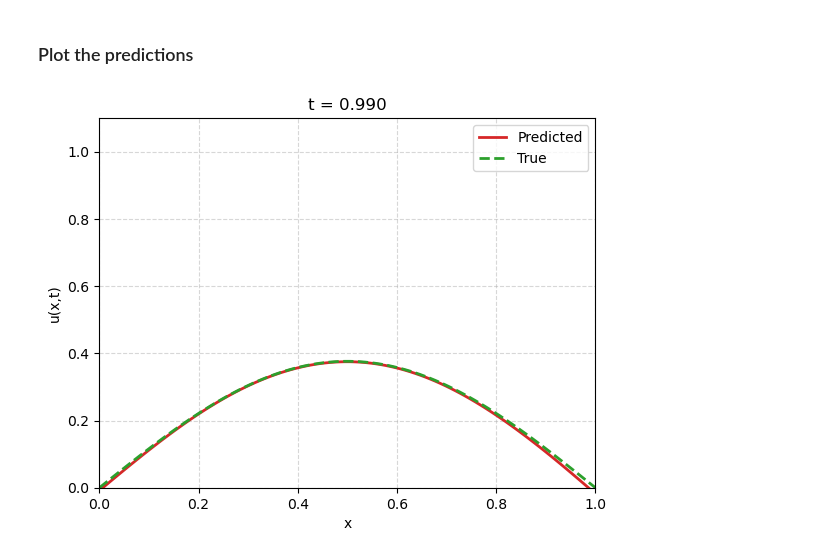
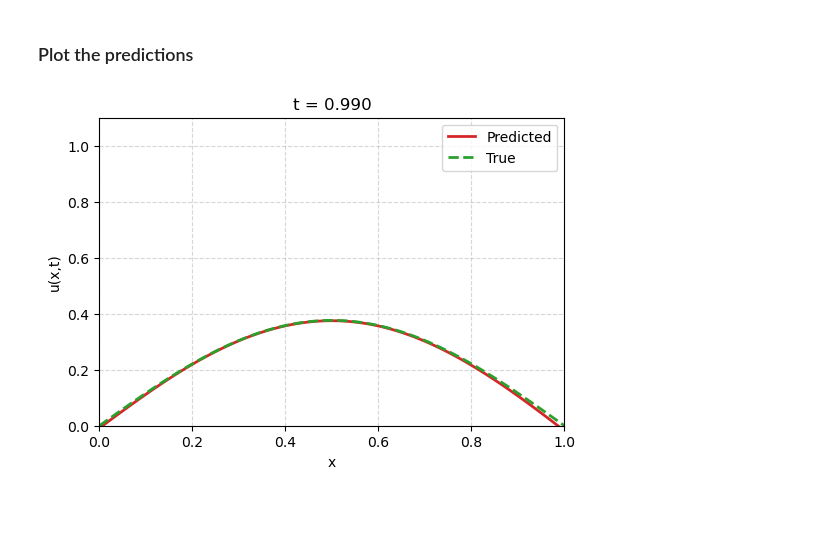
Before and after one commit to daspushpita/heat_ml, a Jupyter notebook: notebooks/pinn_continuous.ipynb, the cells around one changed output. Cells and saved outputs as stored; diff of their text form; code cells hidden in the pictures; blank space fills up the shorter version.

Commit message:
Adding the plots

```diff
--- a/notebooks/pinn_continuous.ipynb
+++ b/notebooks/pinn_continuous.ipynb
@@ -77,37 +77,37 @@ for i, file in enumerate(files[1:]):
 true_solutions = np.array(true_solutions)
 
 # Prepare figure
-fig, ax = plt.subplots(figsize=(6,5))
+fig, ax = plt.subplots(figsize=(6,4))
 line_pred, = ax.plot([], [], lw=2, color='tab:red', label='Predicted')
 line_true, = ax.plot([], [], lw=2, color='tab:green', linestyle='--', label='True')
 ax.set_xlim(x.min(), x.max())
 ax.set_ylim(0, 1.1)
 ax.set_xlabel("x")
 ax.set_ylabel("u(x,t)")
 title = ax.set_title("")
 ax.grid(linestyle='--', alpha=0.5)
 ax.legend()
 
 # Update function
 def update(frame):
     t_val = time_array[frame]
     t_input = np.full_like(x, fill_value=t_val)
 
     u_pred = model_ini.predict(x, t_input).numpy().flatten()
     u_true = true_solutions[frame]
 
     line_pred.set_data(x, u_pred)
     line_true.set_data(x, u_true)
     title.set_text(f"t = {t_val:.3f}")
 
 # Directory for saving PNGs
 png_dir = "/Users/pushpita/Documents/ML Projects/Project3/plot/animations/PINN/frames_png"
 os.makedirs(png_dir, exist_ok=True)
 
 # Generate and save frames
 for frame in range(nt):
     update(frame)
     fname = os.path.join(png_dir, f"frame_{frame:04d}.png")
-    plt.savefig(fname, dpi=200, bbox_inches="tight")
+    plt.savefig(fname, dpi=120, bbox_inches="tight")
 # %% [output]
-[figure, old version]
+[figure, new version]
```
